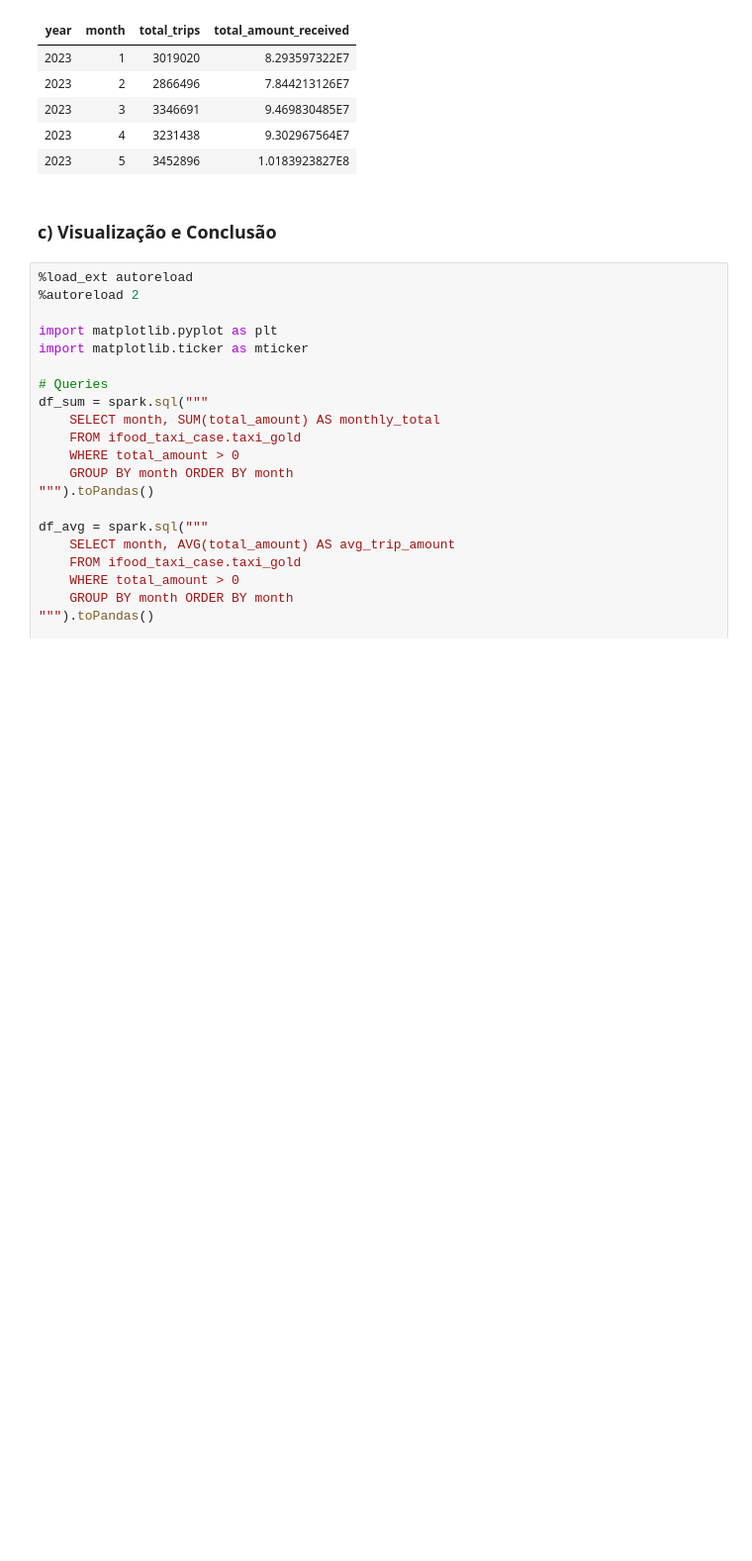
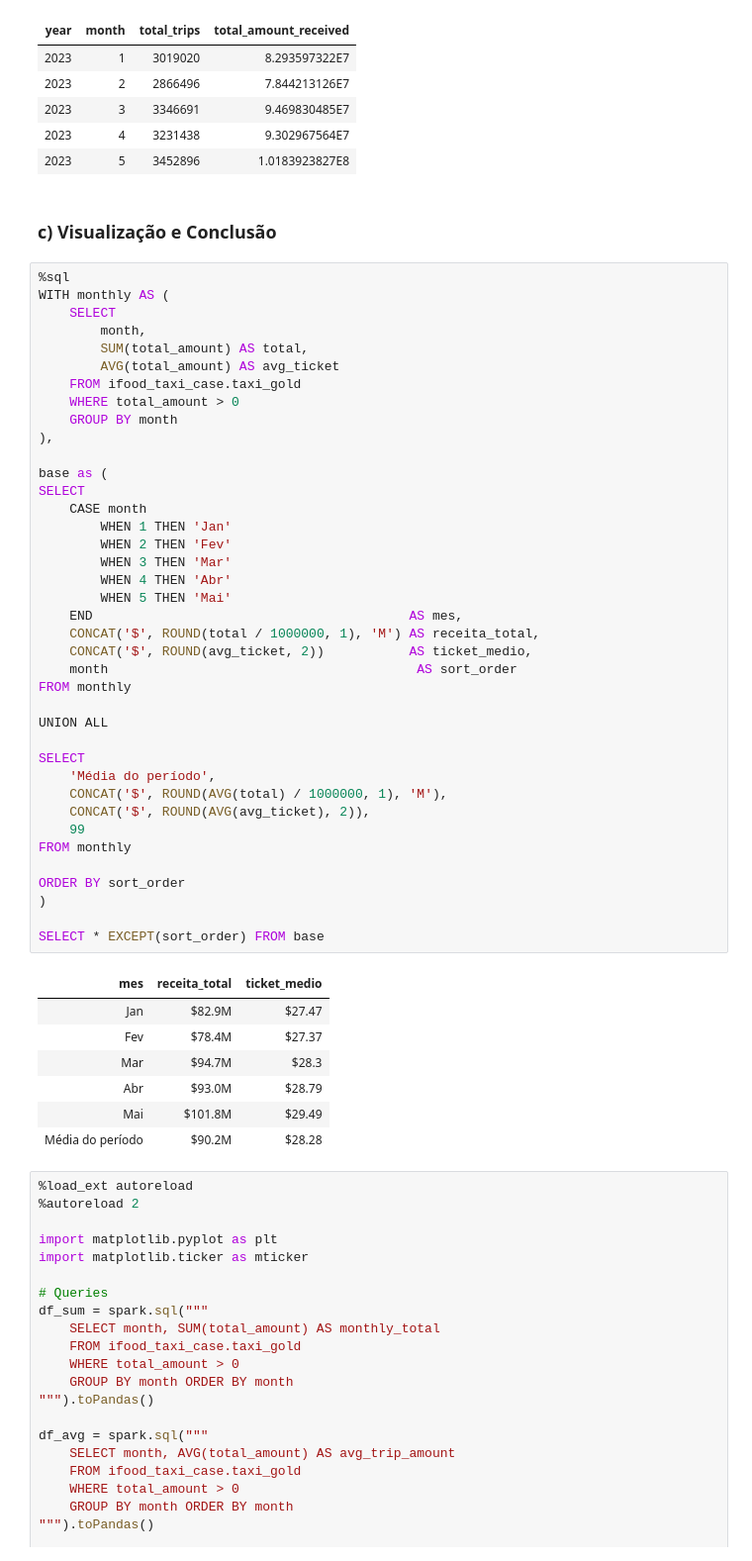
Before and after one commit to pierinicoelho/ifood-case, a Jupyter notebook: analysis/P1_total_amount_by_month.ipynb, the cells around one changed output. Shown at 99% size. Saved outputs shown, nothing was run; the diff lists cells and outputs as text; blank space fills up the shorter version.

```diff
--- a/analysis/P1_total_amount_by_month.ipynb
+++ b/analysis/P1_total_amount_by_month.ipynb
@@ -50,6 +52,53 @@ ORDER BY year, month
 | 2023 | 5 | 3452896 | 1.0183923827E8 |
 # %% [markdown]
 ### c) Visualização e Conclusão
+# %%
+%sql
+WITH monthly AS (
+    SELECT
+        month,
+        SUM(total_amount) AS total,
+        AVG(total_amount) AS avg_ticket
+    FROM ifood_taxi_case.taxi_gold
+    WHERE total_amount > 0
+    GROUP BY month
+),
+
+base as (
+SELECT
+    CASE month
+        WHEN 1 THEN 'Jan'
+        WHEN 2 THEN 'Fev'
+        WHEN 3 THEN 'Mar'
+        WHEN 4 THEN 'Abr'
+        WHEN 5 THEN 'Mai'
+    END                                         AS mes,
+    CONCAT('$', ROUND(total / 1000000, 1), 'M') AS receita_total,
+    CONCAT('$', ROUND(avg_ticket, 2))           AS ticket_medio,
+    month                                        AS sort_order
+FROM monthly
+
+UNION ALL
+
+SELECT
+    'Média do período',
+    CONCAT('$', ROUND(AVG(total) / 1000000, 1), 'M'),
+    CONCAT('$', ROUND(AVG(avg_ticket), 2)),
+    99
+FROM monthly
+
+ORDER BY sort_order
+)
+
+SELECT * EXCEPT(sort_order) FROM base
+# %% [output]
+| mes | receita_total | ticket_medio |
+| Jan | $82.9M | $27.47 |
+| Fev | $78.4M | $27.37 |
+| Mar | $94.7M | $28.3 |
+| Abr | $93.0M | $28.79 |
+| Mai | $101.8M | $29.49 |
+| Média do período | $90.2M | $28.28 |
 # %%
 %load_ext autoreload
 %autoreload 2
```
Also changed, not shown: parts of 2 cells of this notebook.
